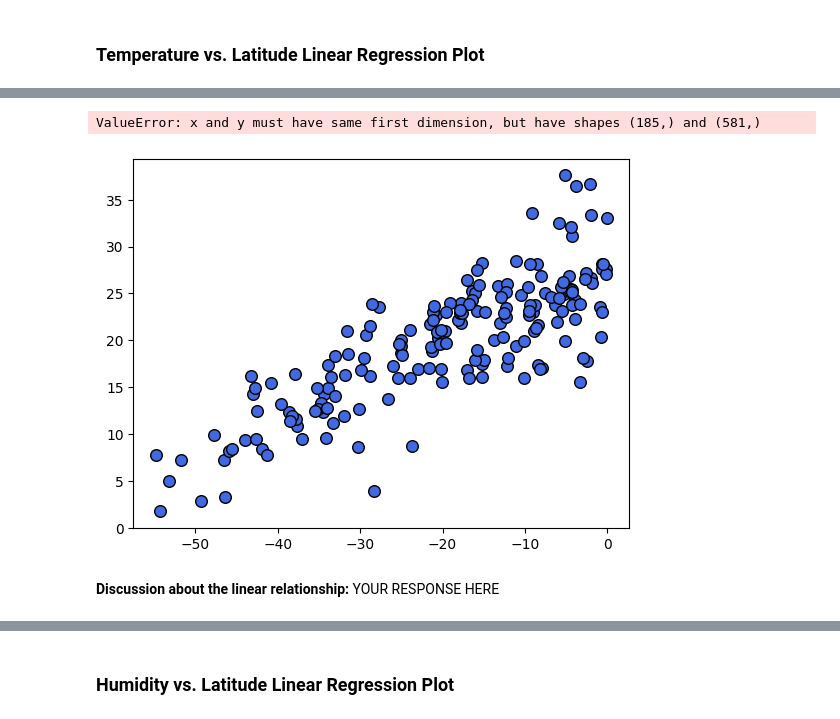
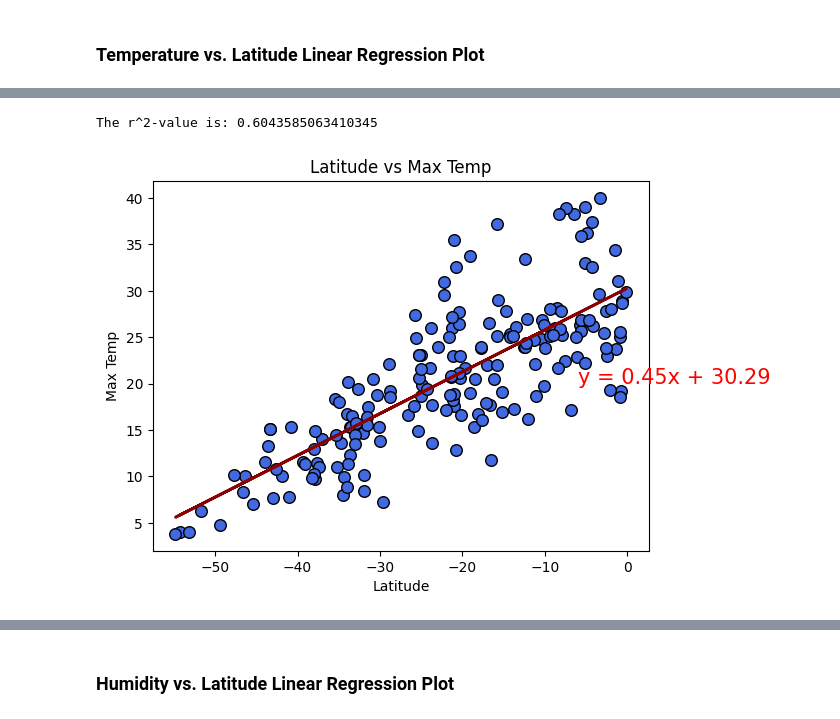
Before and after one commit to monicaphatangare/python-api-challenge, a Jupyter notebook: WeatherPy/06-Python-APIs/Starter_Code/WeatherPy.ipynb, the cells around one changed output, grey strips where cells are left out. Drawn from its saved outputs; the diff is of its cells as text; code cells hidden in the pictures.

```diff
--- a/WeatherPy/06-Python-APIs/Starter_Code/WeatherPy.ipynb
+++ b/WeatherPy/06-Python-APIs/Starter_Code/WeatherPy.ipynb
@@ -339,30 +339,28 @@ The r^2-value is: 0.4939210294661592
 # %%
 # Linear regression on Southern Hemisphere
 # # Plot scatter plot
 x_values = southern_hemi_df["Lat"]
 y_values = southern_hemi_df["Max Temp"]
 
 # Create plot:
 plt.scatter(x_values,y_values, marker='o', color='royalblue', s=[70], edgecolors='black')
 plt.plot(x_values,regress_values, 'darkred', linewidth=2)
-plt.annotate(line_eq,(6,10),fontsize=15,color="red")
+plt.annotate(line_eq,(-6,20),fontsize=15,color="red")
 
 # Label plot
 plt.title('Latitude vs Max Temp')
 plt.xlabel('Latitude')
 plt.ylabel('Max Temp')
 
 # Print r square value
 print(f"The r^2-value is: {rvalue**2}")
 
 # Save the figure
 plt.savefig("output_data/Fig5.png")
 
 
 # Show plot
 plt.show()
 # %% [output]
-ValueError: x and y must have same first dimension, but have shapes (185,) and (581,)
+The r^2-value is: 0.6043585063410345
-[figure, old version]
+[figure, new version]
-# %% [markdown]
-**Discussion about the linear relationship:** YOUR RESPONSE HERE
```
Also changed, not shown: parts of 25 cells of this notebook, 11 other files.
